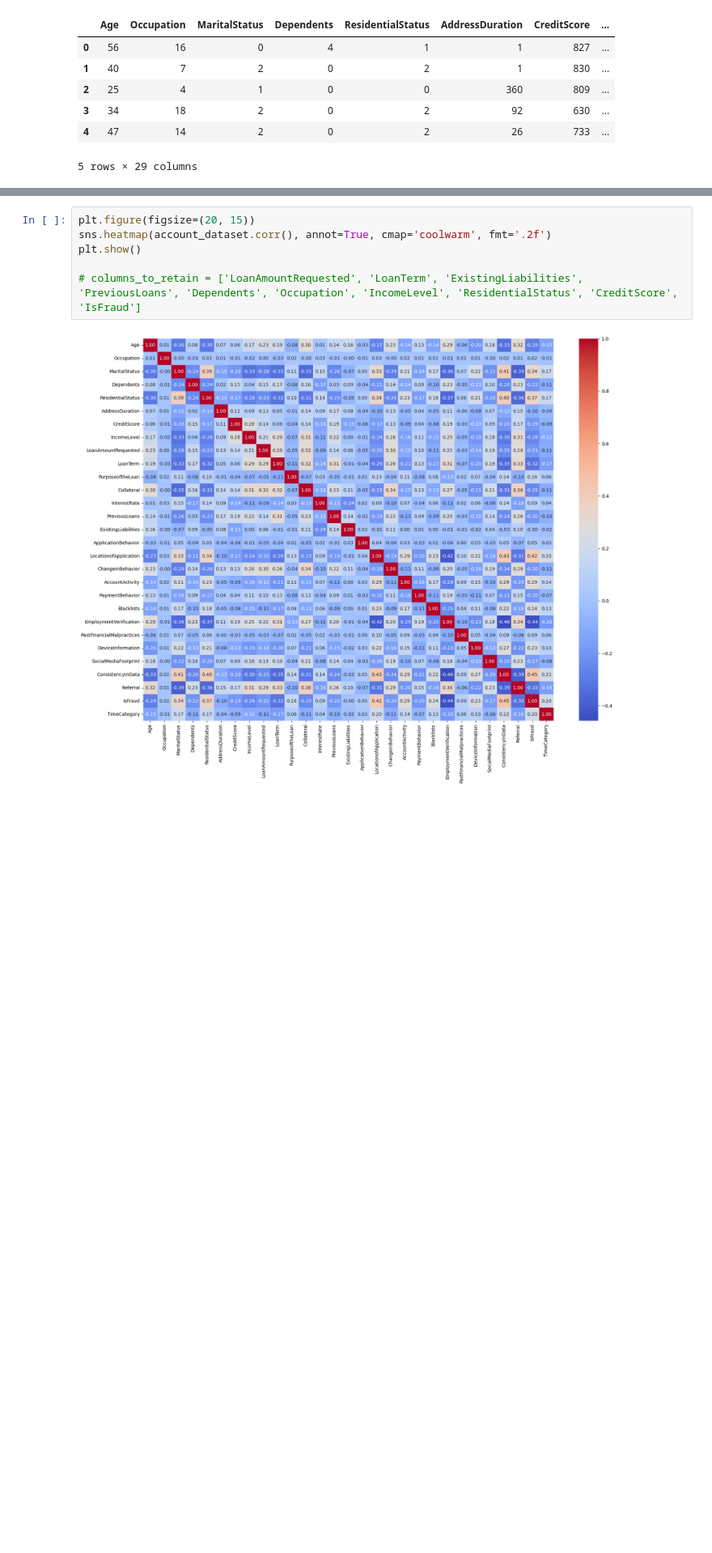
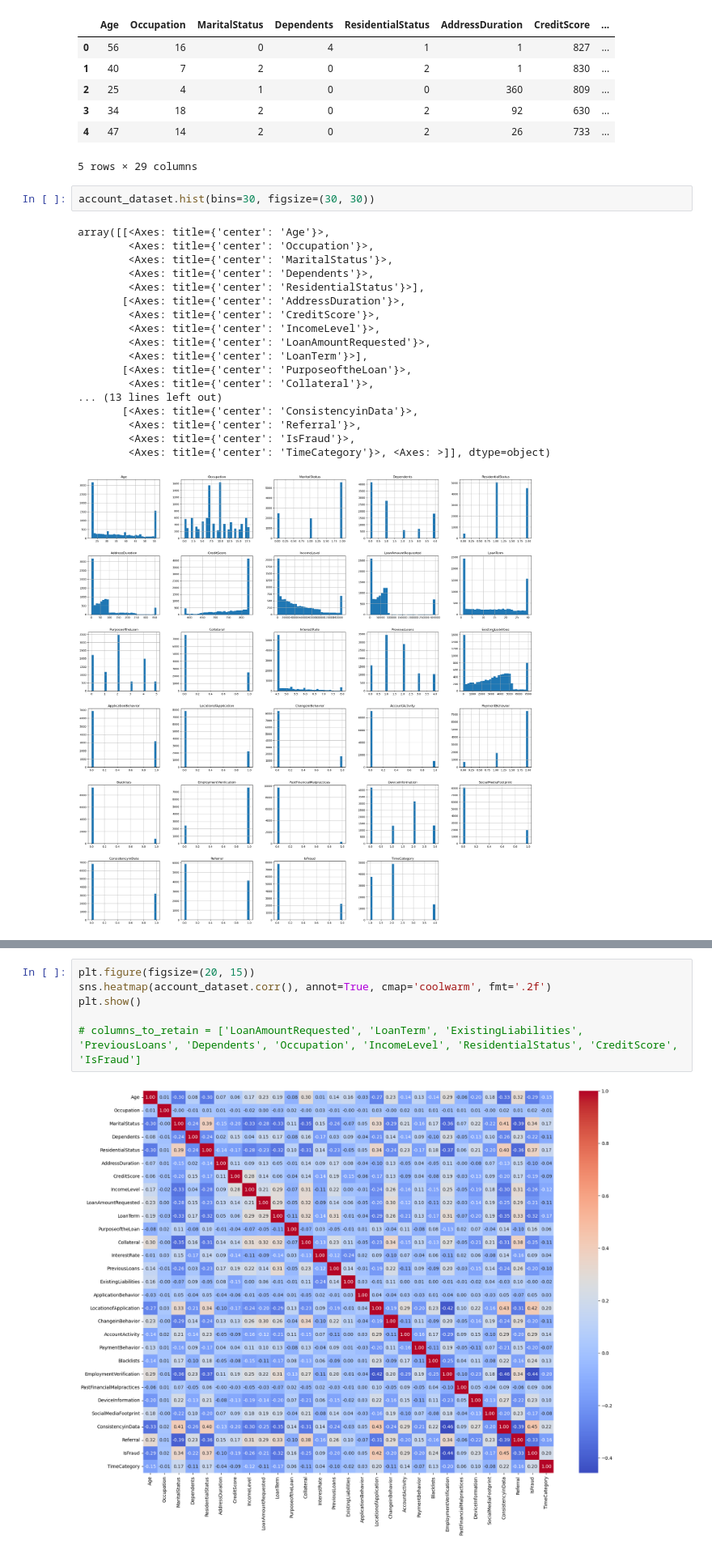
Before and after one commit to rachelletwq/inf2008-grp9-project, a Jupyter notebook: BankFraud.ipynb, the cells around one changed output, grey strips where cells are left out. Shown at 81% size. Cells and saved outputs as stored; diff of their text form; blank space fills up the shorter version.

```diff
--- a/BankFraud.ipynb
+++ b/BankFraud.ipynb
@@ -277,3 +277,24 @@ account_dataset.head()
 | 3 | 34 | 18 | 2 | 0 | 2 | 92 | 630 | ... |
 | 4 | 47 | 14 | 2 | 0 | 2 | 26 | 733 | ... |
 5 rows × 29 columns
+# %%
+account_dataset.hist(bins=30, figsize=(30, 30))
+# %% [output]
+array([[<Axes: title={'center': 'Age'}>,
+        <Axes: title={'center': 'Occupation'}>,
+        <Axes: title={'center': 'MaritalStatus'}>,
+        <Axes: title={'center': 'Dependents'}>,
+        <Axes: title={'center': 'ResidentialStatus'}>],
+       [<Axes: title={'center': 'AddressDuration'}>,
+        <Axes: title={'center': 'CreditScore'}>,
+        <Axes: title={'center': 'IncomeLevel'}>,
+        <Axes: title={'center': 'LoanAmountRequested'}>,
+        <Axes: title={'center': 'LoanTerm'}>],
+       [<Axes: title={'center': 'PurposeoftheLoan'}>,
+        <Axes: title={'center': 'Collateral'}>,
+... (13 lines left out)
+       [<Axes: title={'center': 'ConsistencyinData'}>,
+        <Axes: title={'center': 'Referral'}>,
+        <Axes: title={'center': 'IsFraud'}>,
+        <Axes: title={'center': 'TimeCategory'}>, <Axes: >]], dtype=object)
+[figure, added]
```
Also changed, not shown: parts of 8 cells of this notebook.
